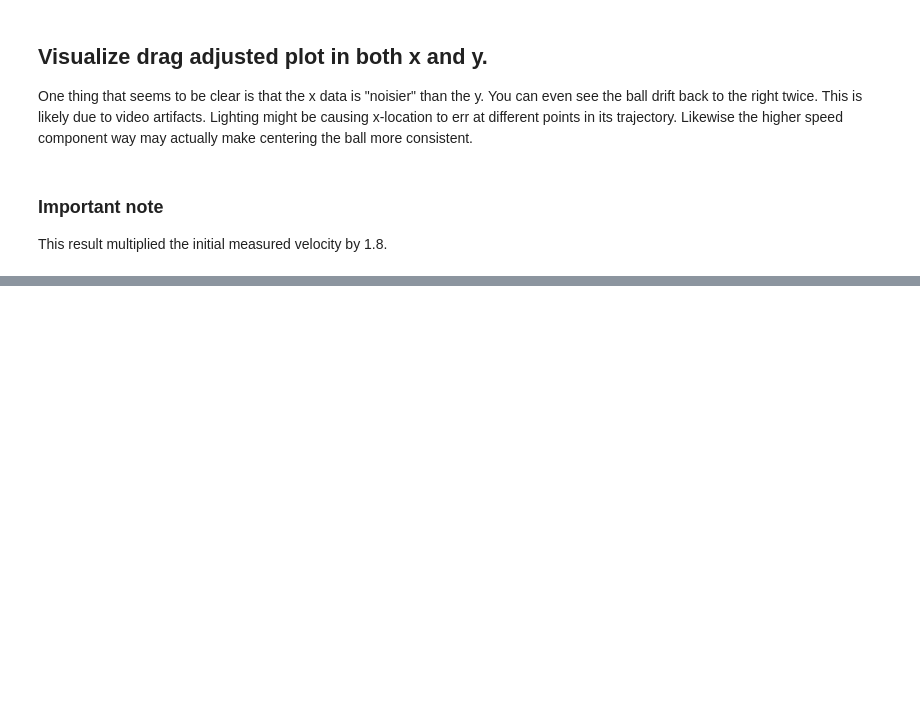
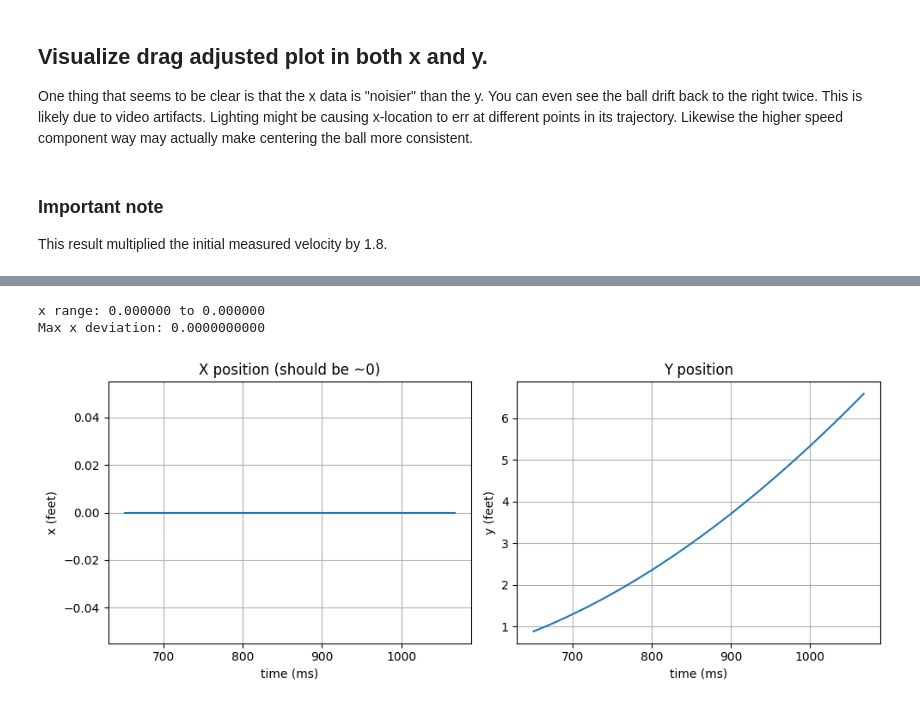
Before and after one commit to fm75/pickleball-data-analysis, a Jupyter notebook: notebooks/coeff-of-drag-compute.ipynb, the cells around one changed output, grey strips where cells are left out. Saved outputs shown, nothing was run; the diff lists cells and outputs as text; code cells hidden in the pictures; blank space fills up the shorter version.

```diff
--- a/notebooks/coeff-of-drag-compute.ipynb
+++ b/notebooks/coeff-of-drag-compute.ipynb
@@ -801,0 +949,31 @@ This result multiplied the initial measured velocity by 1.8.
+# %%
+# Test 1D case using 2D function
+r0_1d = [0, 0.88]  # x=0, y from your data
+v0_1d = [0, 7.59]  # vx=0, vy from your data
+
+sol_1d_test = simulate_trajectory_2d((t0, t_end), r0_1d, v0_1d, env, ball, Cd=0.65)
+
+# Check if x stays at zero
+print(f"x range: {sol_1d_test.y[0].min():.6f} to {sol_1d_test.y[0].max():.6f}")
+print(f"Max x deviation: {np.abs(sol_1d_test.y[0]).max():.10f}")
+
+# Plot to visualize
+plt.figure(figsize=(10, 4))
+plt.subplot(1, 2, 1)
+plt.plot(sol_1d_test.t * 1000, sol_1d_test.y[0])
+plt.xlabel('time (ms)')
+plt.ylabel('x (feet)')
+plt.title('X position (should be ~0)')
+plt.grid(True)
+
+plt.subplot(1, 2, 2)
+plt.plot(sol_1d_test.t * 1000, sol_1d_test.y[1])
+plt.xlabel('time (ms)')
+plt.ylabel('y (feet)')
+plt.title('Y position')
+plt.grid(True)
+plt.tight_layout()
+# %% [output]
+x range: 0.000000 to 0.000000
+Max x deviation: 0.0000000000
+[figure, added]
```
Also changed, not shown: parts of 39 cells of this notebook, 3 other files.
